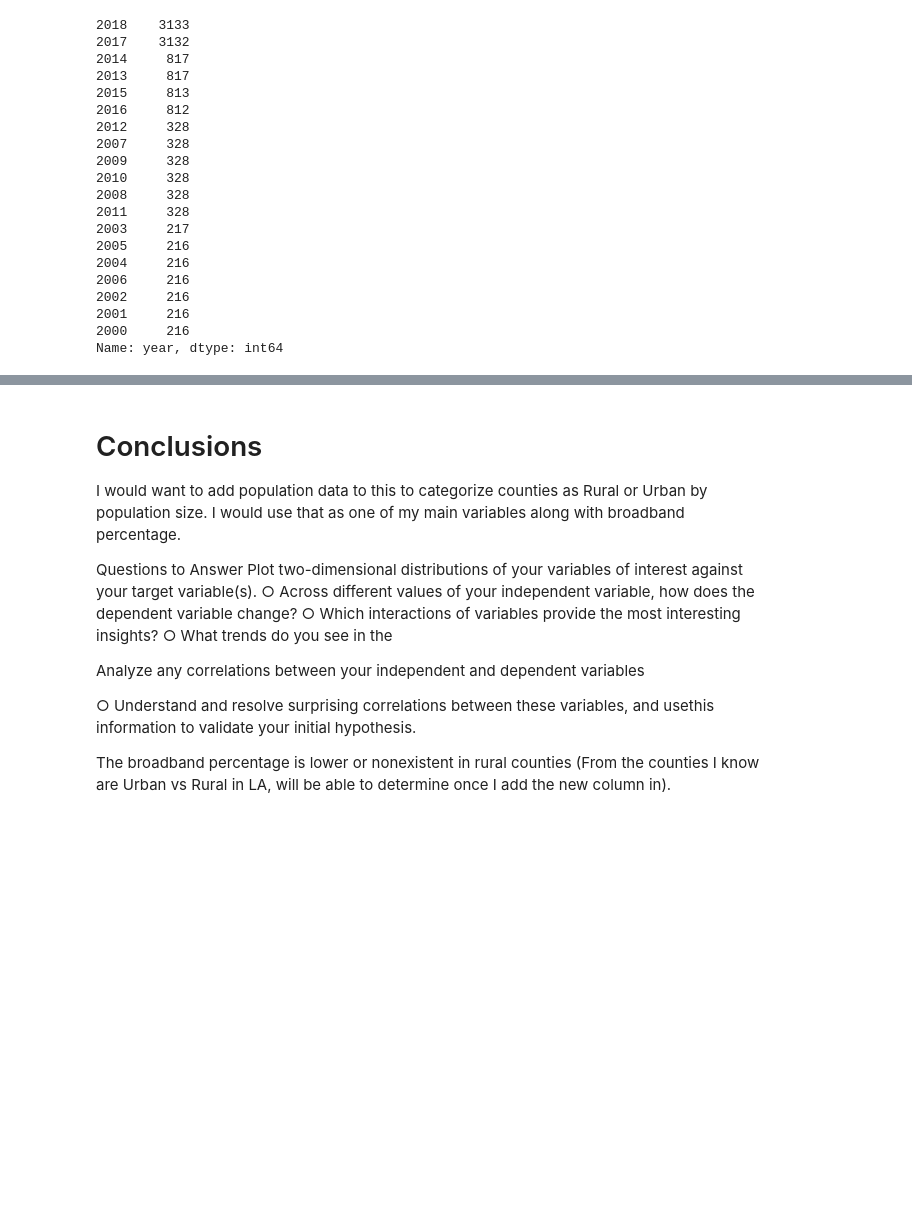
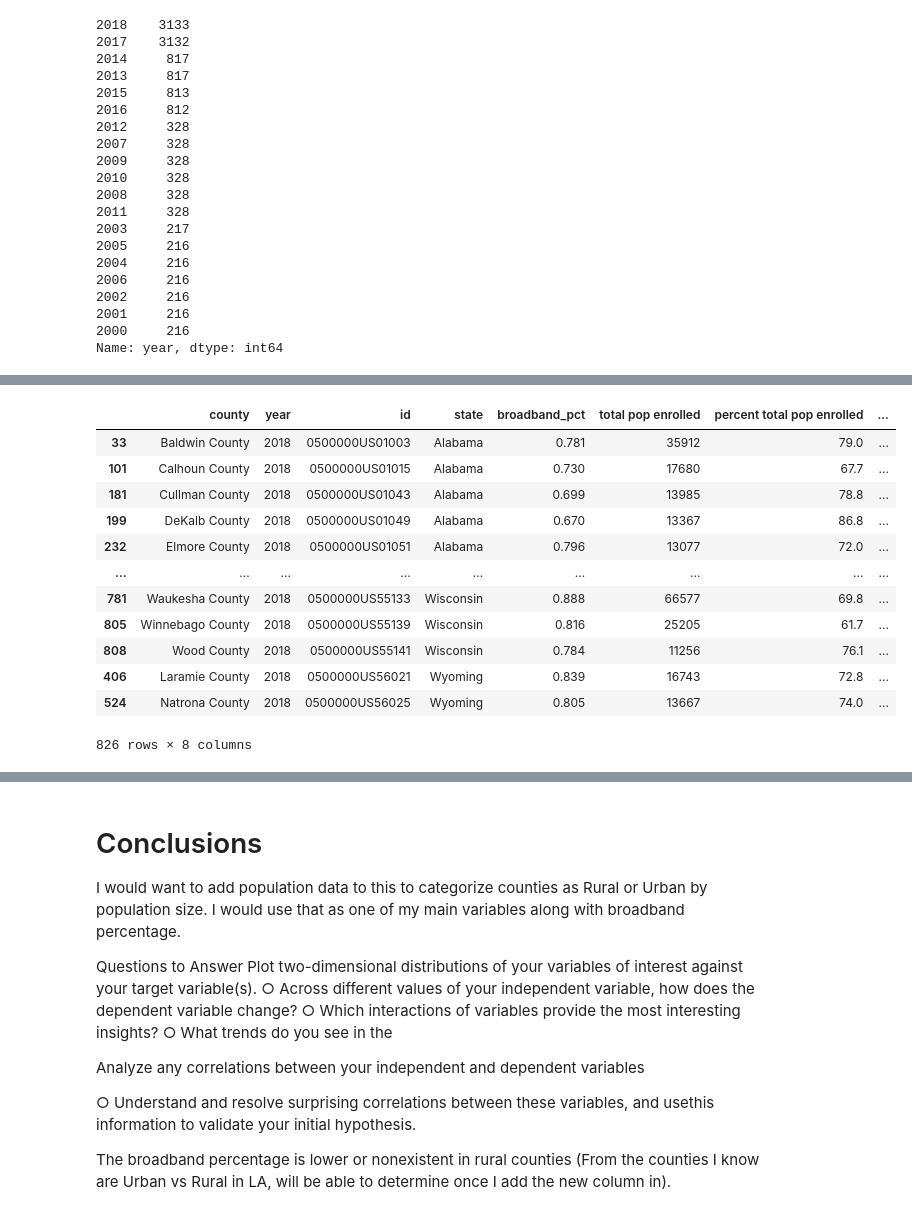
Before and after one commit to mosymns13/DS4A-Team13-Digital-Divide-Project, a Jupyter notebook: School_and_Broadband_EDA.ipynb, the cells around one changed output, grey strips where cells are left out. Saved outputs shown, nothing was run; the diff lists cells and outputs as text; code cells hidden in the pictures; blank space fills up the shorter version.

```diff
--- a/School_and_Broadband_EDA.ipynb
+++ b/School_and_Broadband_EDA.ipynb
@@ -285,0 +340,21 @@ Name: year, dtype: int64
+# %%
+#Merge broadband and school data
+merged_data = pd.merge(eighteendata, school_data, on = "id")
+merged_data = merged_data.sort_values(by = ["state_x", "county_x"], ascending = True)
+merged_data = merged_data.rename(columns = {"county_x":"county", "state_x":"state"})
+merged_data = merged_data.drop(columns = ["cfips", "county_y", "state_y"])
+merged_data
+# %% [output]
+|  | county | year | id | state | broadband_pct | total pop enrolled | percent total pop enrolled | ... |
+| 33 | Baldwin County | 2018 | 0500000US01003 | Alabama | 0.781 | 35912 | 79.0 | ... |
+| 101 | Calhoun County | 2018 | 0500000US01015 | Alabama | 0.730 | 17680 | 67.7 | ... |
+| 181 | Cullman County | 2018 | 0500000US01043 | Alabama | 0.699 | 13985 | 78.8 | ... |
+| 199 | DeKalb County | 2018 | 0500000US01049 | Alabama | 0.670 | 13367 | 86.8 | ... |
+| 232 | Elmore County | 2018 | 0500000US01051 | Alabama | 0.796 | 13077 | 72.0 | ... |
+| ... | ... | ... | ... | ... | ... | ... | ... | ... |
+| 781 | Waukesha County | 2018 | 0500000US55133 | Wisconsin | 0.888 | 66577 | 69.8 | ... |
+| 805 | Winnebago County | 2018 | 0500000US55139 | Wisconsin | 0.816 | 25205 | 61.7 | ... |
+| 808 | Wood County | 2018 | 0500000US55141 | Wisconsin | 0.784 | 11256 | 76.1 | ... |
+| 406 | Laramie County | 2018 | 0500000US56021 | Wyoming | 0.839 | 16743 | 72.8 | ... |
+| 524 | Natrona County | 2018 | 0500000US56025 | Wyoming | 0.805 | 13667 | 74.0 | ... |
+826 rows × 8 columns
```
Also changed, not shown: parts of 23 cells of this notebook.
